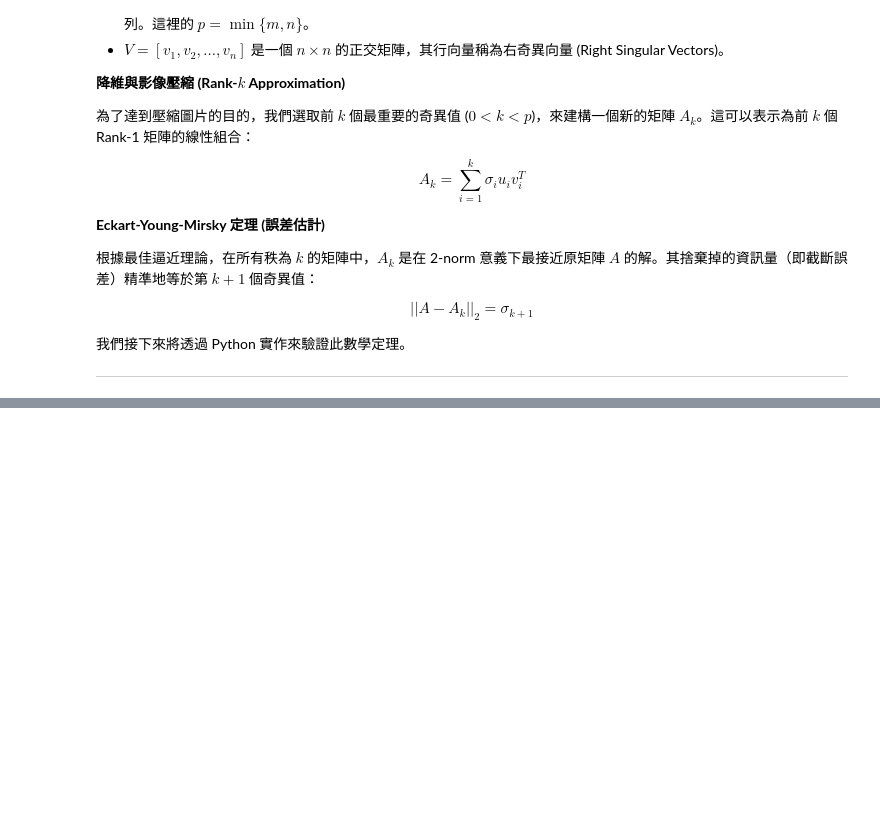
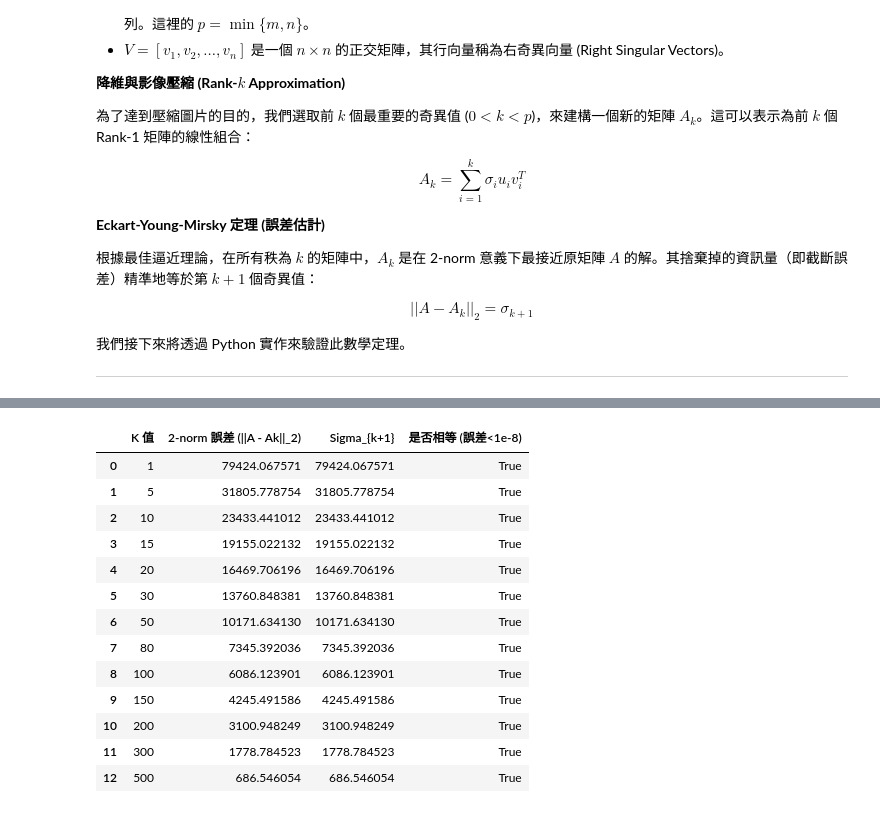
Before and after one commit to ericadgjl-huang/SVD_Image_Compression, a Jupyter notebook: hw1_svd.ipynb, the cells around one changed output, grey strips where cells are left out. Drawn from its saved outputs; the diff is of its cells as text; code cells hidden in the pictures; blank space fills up the shorter version.

Commit message:
Step 3: Verify best approximation theory (2-norm equals sigma k+1)

```diff
--- a/hw1_svd.ipynb
+++ b/hw1_svd.ipynb
@@ -91,0 +102,53 @@ def calculate_2norm(A, Ak):
+# %%
+import pandas as pd
+
+# 定義要測試的 k 值範圍
+k_values = [1, 5, 10, 15, 20, 30, 50, 80, 100, 150, 200, 300, 500]
+
+# 準備一個列表來儲存驗證結果
+validation_results = []
+
+# 為了驗證純數學，我們對原本的灰階矩陣做一次完整的 SVD，並強制轉為 float64 確保精度
+A_float = A_gray.astype(np.float64)
+U, Sigma, VT = np.linalg.svd(A_float, full_matrices=False)
+
+for k in k_values:
+    # 確保 k 不會超出 Sigma 的數量
+    if k >= len(Sigma):
+        break
+
+    # 1. 產生純數學上的近似矩陣 Ak (不轉 uint8，不限制 0~255)
+    Ak_math = np.dot(U[:, :k], np.dot(np.diag(Sigma[:k]), VT[:k, :]))
+
+    # 2. 計算實際的 2-norm 誤差: ||A - Ak||_2
+    error_2norm = calculate_2norm(A_float, Ak_math)
+
+    # 3. 取得理論上的誤差: 第 k+1 個奇異值 (在 Python 陣列中索引為 k)
+    sigma_k_plus_1 = Sigma[k]
+
+    # 將結果記錄下來
+    validation_results.append({
+        "K 值": k,
+        "2-norm 誤差 (||A - Ak||_2)": error_2norm,
+        "Sigma_{k+1}": sigma_k_plus_1,
+        "是否相等 (誤差<1e-8)": abs(error_2norm - sigma_k_plus_1) < 1e-8
+    })
+
+# 轉換成 DataFrame 並顯示，排版會非常精美
+df_validation = pd.DataFrame(validation_results)
+display(df_validation)
+# %% [output]
+|  | K 值 | 2-norm 誤差 (||A - Ak||_2) | Sigma_{k+1} | 是否相等 (誤差<1e-8) |
+| 0 | 1 | 79424.067571 | 79424.067571 | True |
+| 1 | 5 | 31805.778754 | 31805.778754 | True |
+| 2 | 10 | 23433.441012 | 23433.441012 | True |
+| 3 | 15 | 19155.022132 | 19155.022132 | True |
+| 4 | 20 | 16469.706196 | 16469.706196 | True |
+| 5 | 30 | 13760.848381 | 13760.848381 | True |
+| 6 | 50 | 10171.634130 | 10171.634130 | True |
+| 7 | 80 | 7345.392036 | 7345.392036 | True |
+| 8 | 100 | 6086.123901 | 6086.123901 | True |
+| 9 | 150 | 4245.491586 | 4245.491586 | True |
+| 10 | 200 | 3100.948249 | 3100.948249 | True |
+| 11 | 300 | 1778.784523 | 1778.784523 | True |
+| 12 | 500 | 686.546054 | 686.546054 | True |
```
Also changed, not shown: parts of 5 cells of this notebook.
